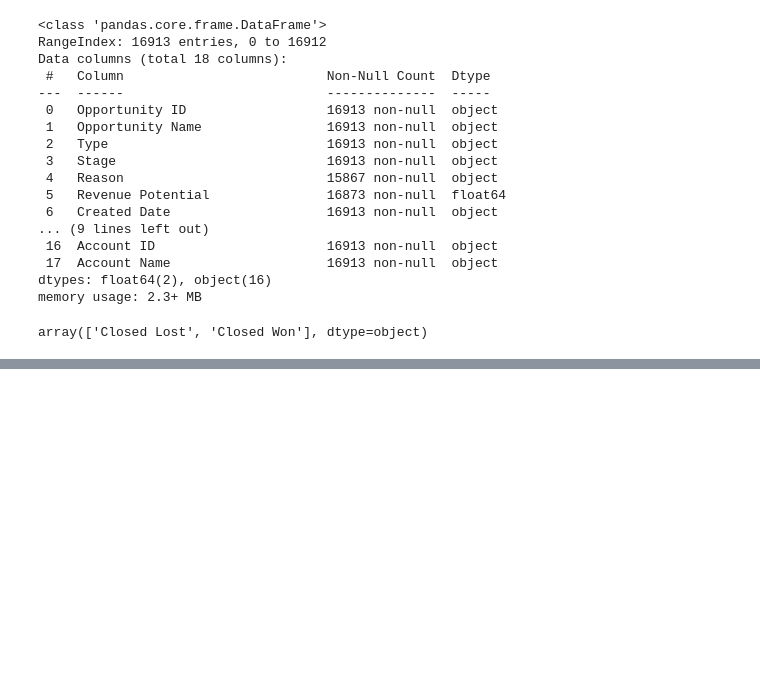
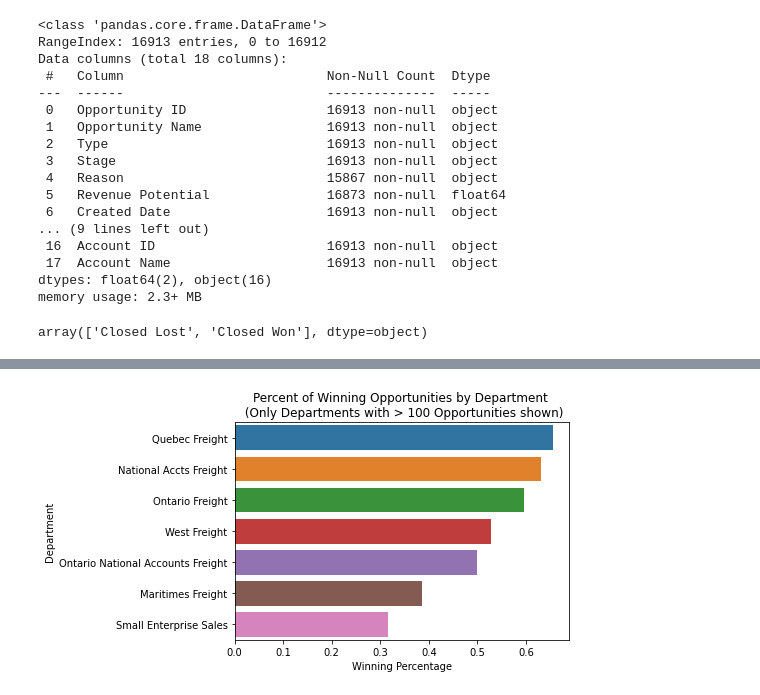
Before and after one commit to alexeimarcilio/GBC, a Jupyter notebook: project/GBC_Machine_Learning_Project.ipynb, the cells around one changed output, grey strips where cells are left out. Saved outputs shown, nothing was run; the diff lists cells and outputs as text; code cells hidden in the pictures; blank space fills up the shorter version.

```diff
--- a/project/GBC_Machine_Learning_Project.ipynb
+++ b/project/GBC_Machine_Learning_Project.ipynb
@@ -376,7 +378,7 @@ memory usage: 2.3+ MB
 # Create a column "win" which is 1 if "Closed Won" and 0 if not.
 # We check if the column exists first
 
-if 'Win' in opportunities.columns:
+if 'Win' not in opportunities.columns:
     opportunities['Win'] = [1 if x =='Closed Won' else 0 for x in opportunities['Stage']]
 # %%
 # Let's remove all the values that are not in Stage "Closed Won" or "Closed Lost"
@@ -405,0 +392,2 @@ array(['Closed Lost', 'Closed Won'], dtype=object)
+# %%
+opportunities.rename(columns={'Opportunity Owner: Department':'Department'}, inplace=True)
@@ -405,0 +430,16 @@ array(['Closed Lost', 'Closed Won'], dtype=object)
+# %%
+
+
+ax = sns.barplot(y="Department", x="Win", data=opportunities, estimator=mean,\
+                orient="h", ci=None,
+                order=['Quebec Freight','National Accts Freight','Ontario Freight',\
+                      'West Freight','Ontario National Accounts Freight',
+                      'Maritimes Freight',\
+                      "Small Enterprise Sales"])
+plt.title("Percent of Winning Opportunities by Department \n (Only Departments with > 100 \
+Opportunities shown)");
+#plt.xticks(["0","10","20","30","40","50","60"])
+plt.ylabel("Department")
+plt.xlabel("Winning Percentage");
+# %% [output]
+[figure, added]
```
Also changed, not shown: parts of 4 cells of this notebook.
